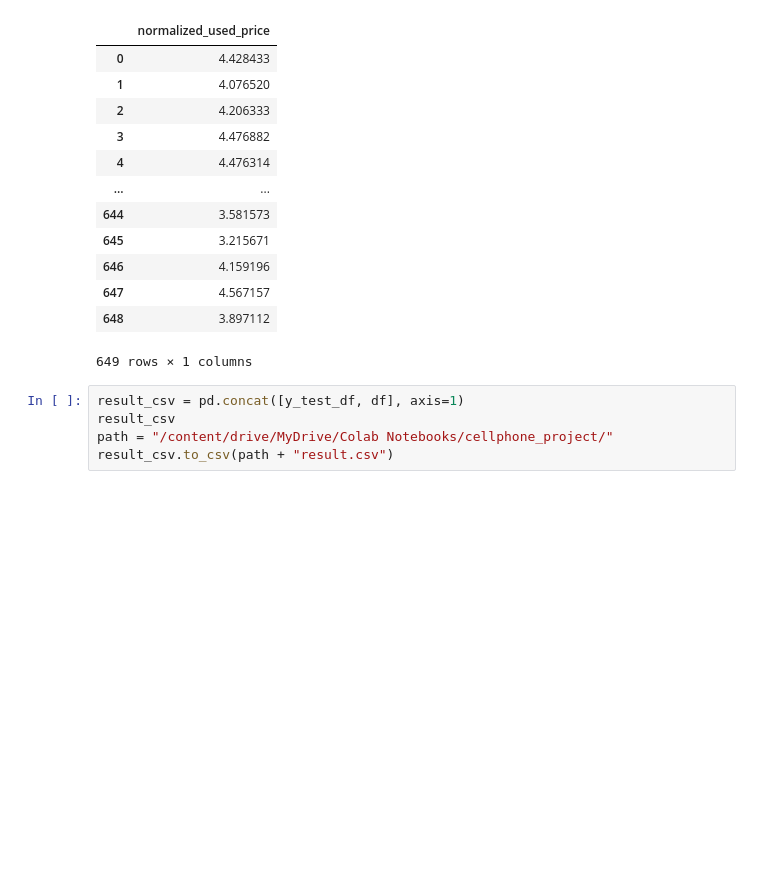
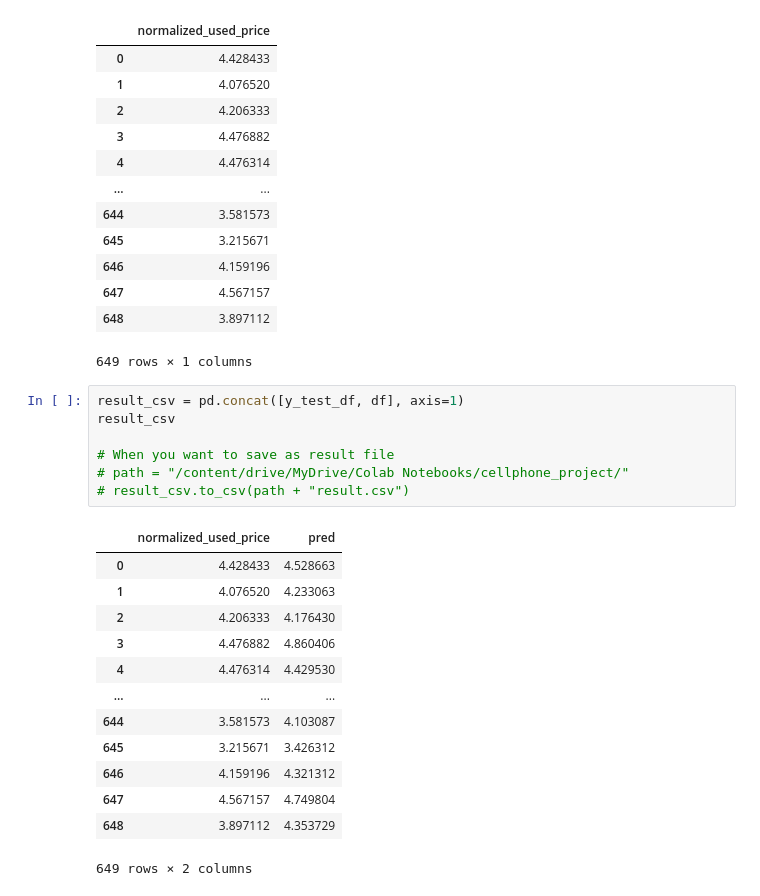
Before and after one commit to pincesslucy/Used_cellphone_price_prediction, a Jupyter notebook: cellphone.ipynb, the cells around one changed output. Saved outputs shown, nothing was run; the diff lists cells and outputs as text; blank space fills up the shorter version.

```diff
--- a/cellphone.ipynb
+++ b/cellphone.ipynb
@@ -295,5 +295,21 @@ y_test_df
 # %%
 result_csv = pd.concat([y_test_df, df], axis=1)
 result_csv
-path = "/content/drive/MyDrive/Colab Notebooks/cellphone_project/"
-result_csv.to_csv(path + "result.csv")
+
+# When you want to save as result file
+# path = "/content/drive/MyDrive/Colab Notebooks/cellphone_project/"
+# result_csv.to_csv(path + "result.csv")
+# %% [output]
+|  | normalized_used_price | pred |
+| 0 | 4.428433 | 4.528663 |
+| 1 | 4.076520 | 4.233063 |
+| 2 | 4.206333 | 4.176430 |
+| 3 | 4.476882 | 4.860406 |
+| 4 | 4.476314 | 4.429530 |
+| ... | ... | ... |
+| 644 | 3.581573 | 4.103087 |
+| 645 | 3.215671 | 3.426312 |
+| 646 | 4.159196 | 4.321312 |
+| 647 | 4.567157 | 4.749804 |
+| 648 | 3.897112 | 4.353729 |
+649 rows × 2 columns
```
